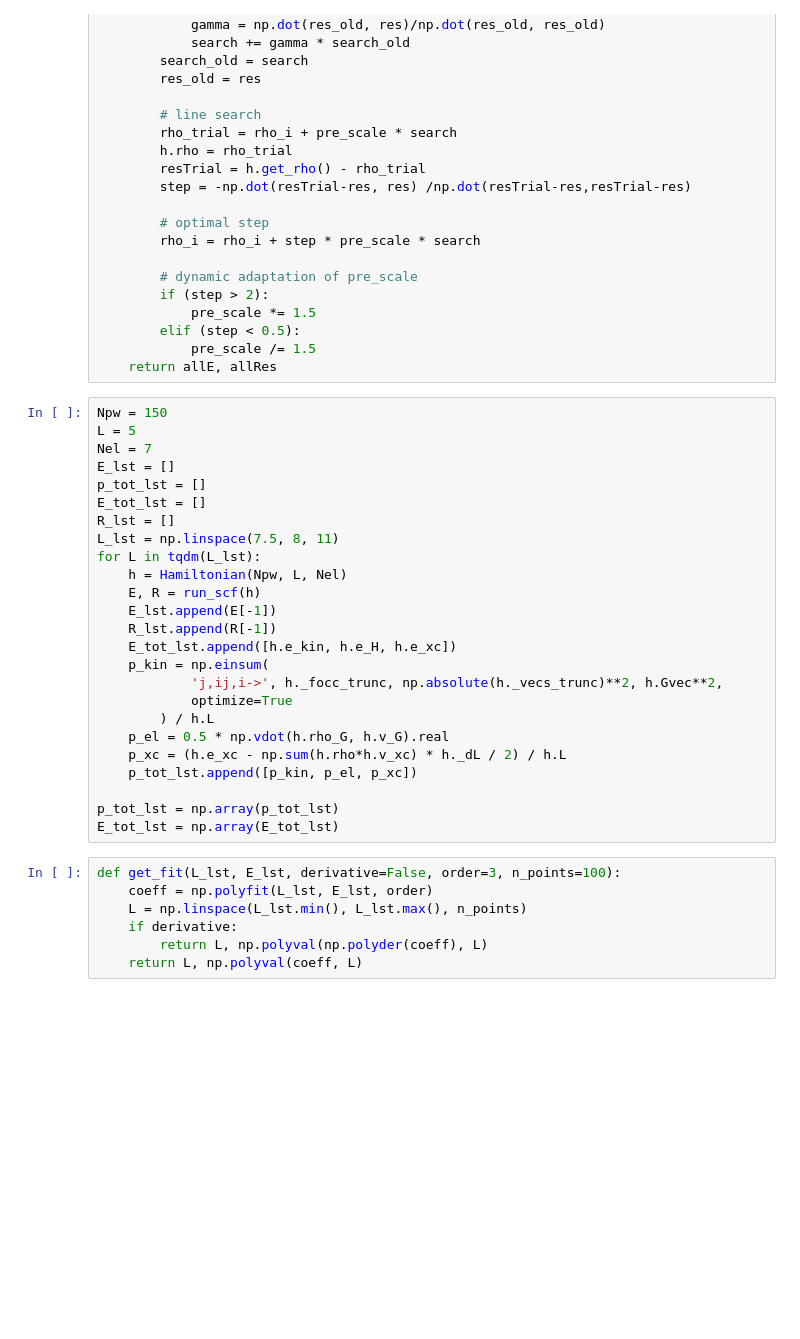
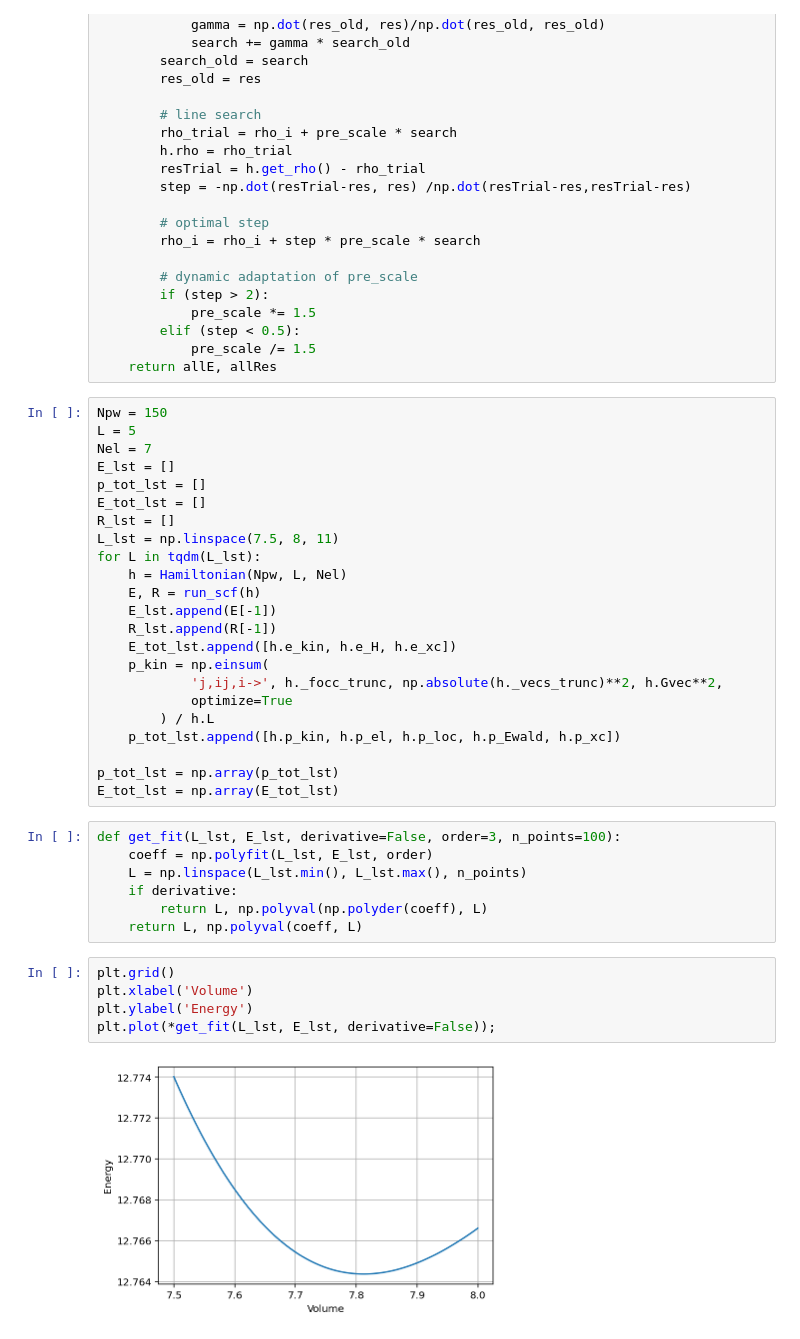
Before and after one commit to eisenforschung/cm-journal-club, a Jupyter notebook: 2021-11-10/dft.ipynb, the cells around one changed output. Cells and saved outputs as stored; diff of their text form; blank space fills up the shorter version.

```diff
--- a/2021-11-10/dft.ipynb
+++ b/2021-11-10/dft.ipynb
@@ -84,9 +339,7 @@ for L in tqdm(L_lst):
             'j,ij,i->', h._focc_trunc, np.absolute(h._vecs_trunc)**2, h.Gvec**2,
             optimize=True
         ) / h.L
-    p_el = 0.5 * np.vdot(h.rho_G, h.v_G).real
-    p_xc = (h.e_xc - np.sum(h.rho*h.v_xc) * h._dL / 2) / h.L
-    p_tot_lst.append([p_kin, p_el, p_xc])
+    p_tot_lst.append([h.p_kin, h.p_el, h.p_loc, h.p_Ewald, h.p_xc])
 
 p_tot_lst = np.array(p_tot_lst)
 E_tot_lst = np.array(E_tot_lst)
@@ -97,5 +350,12 @@ def get_fit(L_lst, E_lst, derivative=False, order=3, n_points=100):
     if derivative:
         return L, np.polyval(np.polyder(coeff), L)
     return L, np.polyval(coeff, L)
+# %%
+plt.grid()
+plt.xlabel('Volume')
+plt.ylabel('Energy')
+plt.plot(*get_fit(L_lst, E_lst, derivative=False));
+# %% [output]
+[figure, added]
 # %%
 plt.grid()
```
Also changed, not shown: parts of 3 cells of this notebook.
